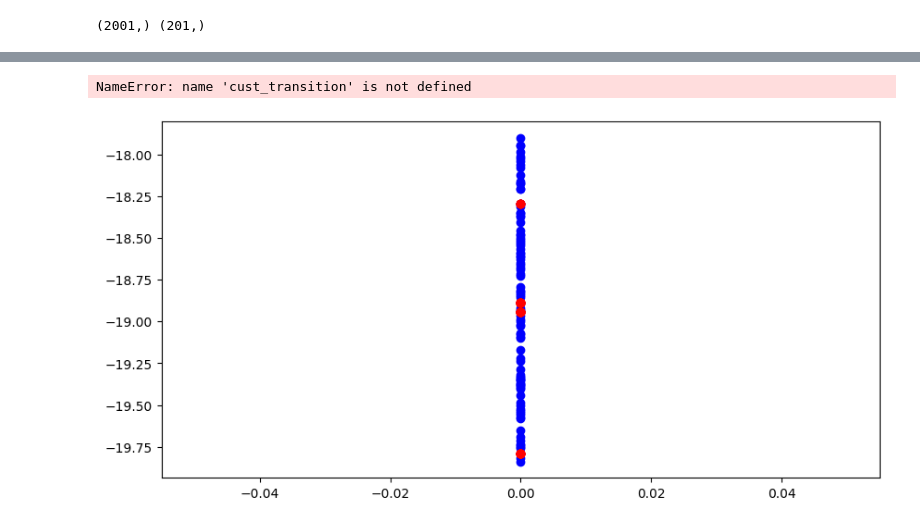
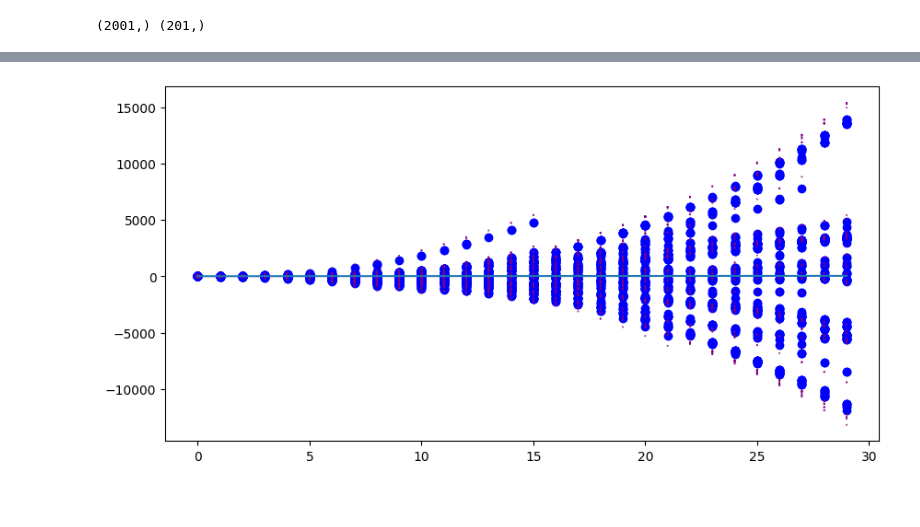
Before and after one commit to michaelsprintson/pfnet, a Jupyter notebook: rnn.ipynb, the cells around one changed output, grey strips where cells are left out. Drawn from its saved outputs; the diff is of its cells as text; code cells hidden in the pictures; blank space fills up the shorter version.

```diff
--- a/rnn.ipynb
+++ b/rnn.ipynb
@@ -140,6 +135,0 @@ test_states.shape, test_weights.shape
-# %%
-points_to_plot = 15
-states_over_time = o[0][0][:,:,0]
-plt.plot(X_batches[0][:points_to_plot])
-for idx, s in enumerate(states_over_time[:points_to_plot]):
-    plt.scatter([idx] * len(s), s)
@@ -154,12 +136,29 @@ x = np.array([0]*len(particle_states_inits[0]))
-# %%
-fig, ax = plt.subplots(1,1, figsize = (10,5))
-ax.scatter(x,particle_states_inits[0,:,0], c = 'b')
-ax.scatter(x,pre_trans_states[:,0], c = 'r')
-ax.scatter(x+0.8,cust_transition(pre_trans_states)[:,0], c = 'g')
-ax.scatter(x+1,o[0][0][1][:,0], c = 'b')
-ax.plot(x_data[:2])
-# plt.plot([0]*len(pre_trans_states), pre_trans_states[:,0], c = 'r')
-# plt.plot(x_data[:2])
-# %% [output]
-NameError: name 'cust_transition' is not defined
-[figure, removed]
+# %%
+from ref_pf import ref_pf
+import copy
+rpf = ref_pf(params=params)
+pos_func = lambda x: x[:,0] + (x[:,1] * params['time_step']) + (0.5 * x[:,2] * params['time_step']**2)
+# %%
+# iter_idx = 0
+# test_states = o[0][0][iter_idx]
+# test_weights = o[1][0][iter_idx]
+# test_states.shape, test_weights.shape
+batch_idx = 0
+points_to_plot = 30
+# for o in [o_min, o_max]:
+pre_trans_states = o_min[0][batch_idx]
+pre_trans_weights = o_min[1][batch_idx]
+post_trans_states = o_min[2][batch_idx]
+post_trans_weights = o_min[3][batch_idx]
+fig, ax = plt.subplots(1,1, figsize = (10,5))
+x = np.array([0]*len(particle_states_inits[0]))
+# ax.scatter(x-0.1,particle_states_inits[0,:,0], c = 'b')
+for idx in range(points_to_plot):
+    ax.scatter(x+idx,pre_trans_states[idx][:,0], c = 'b')
+    # ax.scatter(x+0.1,pos_func(particle_states_inits[0]), c = 'b')
+    ax.scatter(x+idx,pos_func(pre_trans_states[idx]), c = 'purple', s = pre_trans_weights[idx]*1000)
+    # ax.scatter(x+1,post_trans_states[:,0], c = 'b')
+ax.plot(X_batches[batch_idx,:points_to_plot])
+plt.show()
+# %% [output]
+[figure, added]
```
Also changed, not shown: parts of 21 cells of this notebook, 1 other file.
